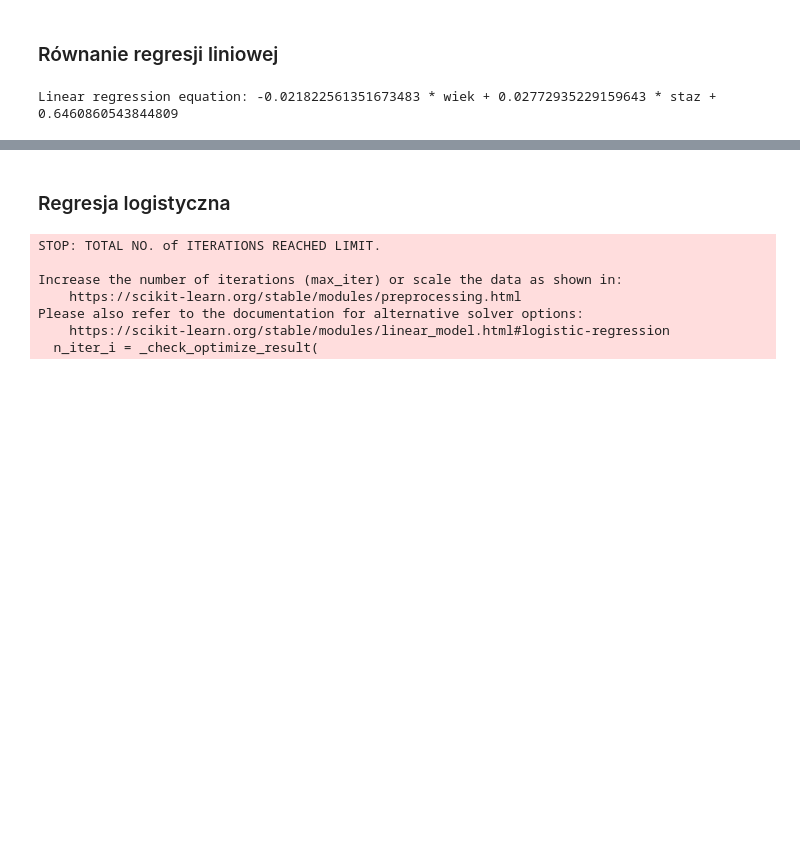
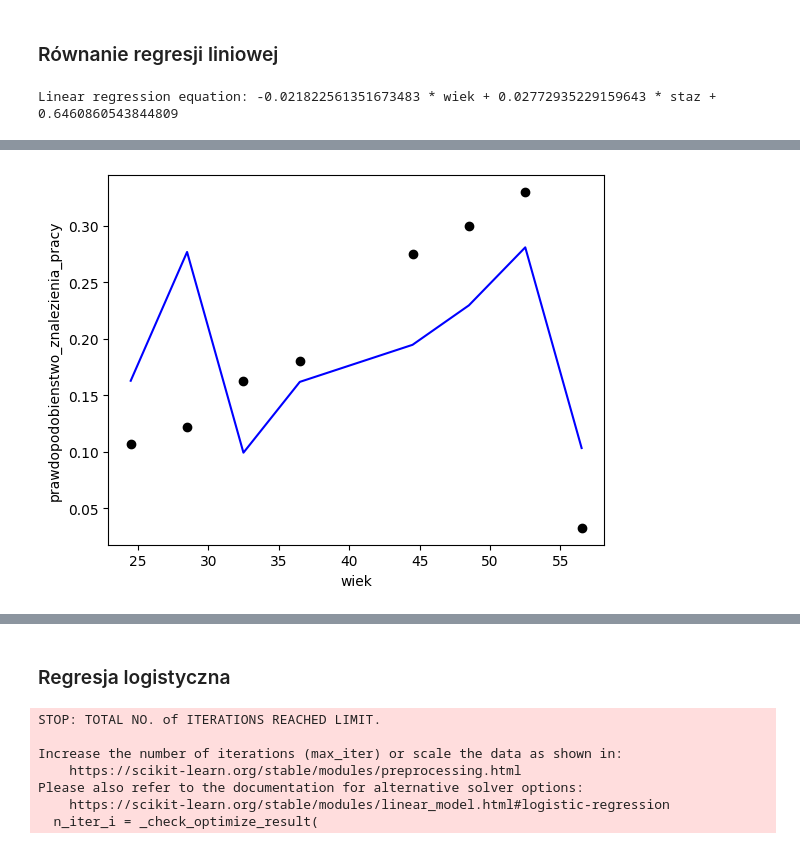
Before and after one commit to KubiakJakub01/data-mining-methods, a Jupyter notebook: notebooks/lab2/med_lab_2_zad_2.ipynb, the cells around one changed output, grey strips where cells are left out. Saved outputs shown, nothing was run; the diff lists cells and outputs as text; code cells hidden in the pictures; blank space fills up the shorter version.

```diff
--- a/notebooks/lab2/med_lab_2_zad_2.ipynb
+++ b/notebooks/lab2/med_lab_2_zad_2.ipynb
@@ -146,0 +152,8 @@ Linear regression equation: -0.021822561351673483 * wiek + 0.02772935229159643 *
+# %%
+plt.plot(X_train['wiek'].sort_index(), linear_regression.predict(X_train), color='blue')
+plt.scatter(X_train['wiek'], y_train, color='black')
+plt.xlabel('wiek')
+plt.ylabel('prawdopodobienstwo_znalezienia_pracy')
+plt.show()
+# %% [output]
+[figure, added]
```
Also changed, not shown: parts of 6 cells of this notebook.
